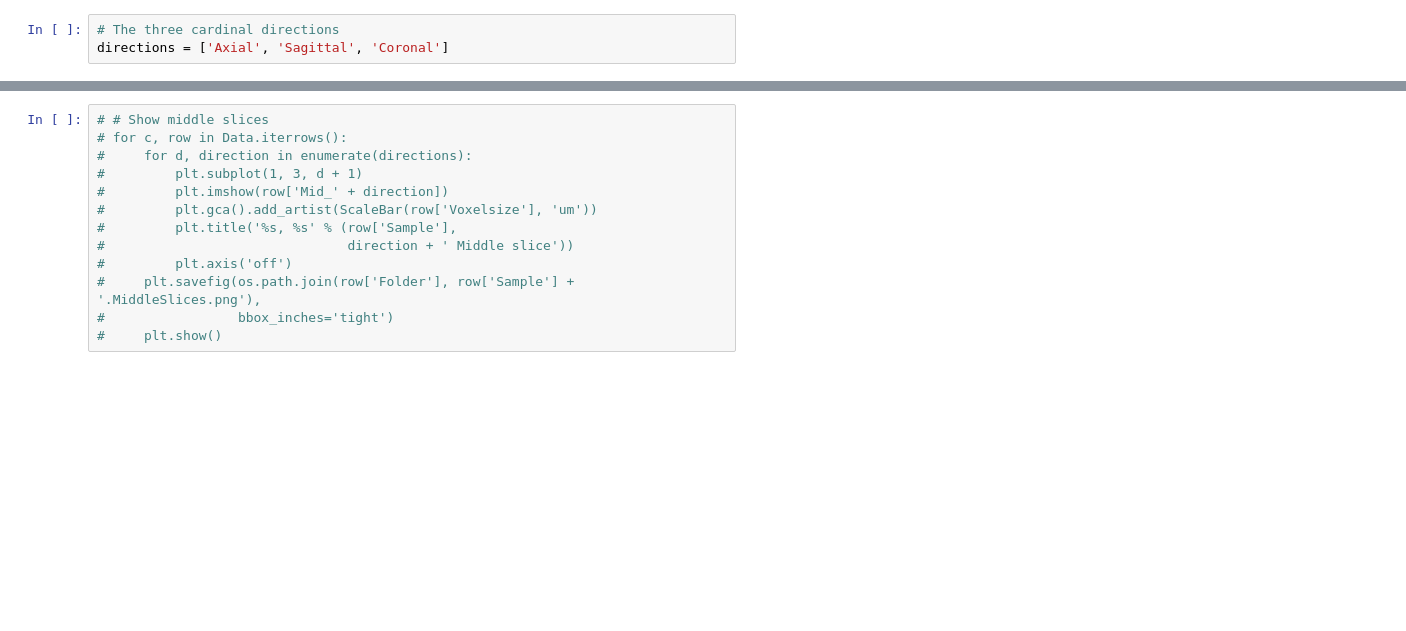
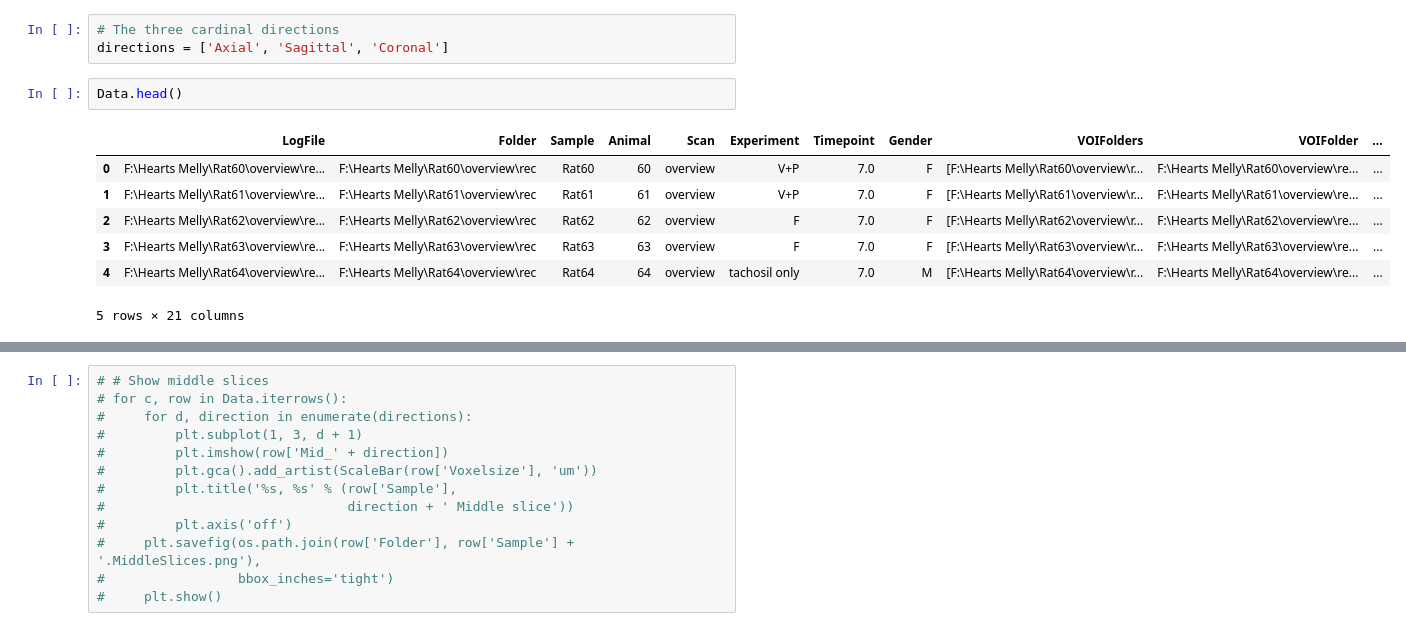
Before and after one commit to habi/heart-neoangiogenesis, a Jupyter notebook: Volume-Patch-Overview-Scans.ipynb, the cells around one changed output, grey strips where cells are left out. Drawn from its saved outputs; the diff is of its cells as text; blank space fills up the shorter version.

```diff
--- a/Volume-Patch-Overview-Scans.ipynb
+++ b/Volume-Patch-Overview-Scans.ipynb
@@ -322,6 +323,16 @@ Data['Size'] = [rec.shape for rec in VOIs]
 # %%
 # The three cardinal directions
 directions = ['Axial', 'Sagittal', 'Coronal']
+# %%
+Data.head()
+# %% [output]
+|  | LogFile | Folder | Sample | Animal | Scan | Experiment | Timepoint | Gender | VOIFolders | VOIFolder | ... |
+| 0 | F:\Hearts Melly\Rat60\overview\re... | F:\Hearts Melly\Rat60\overview\rec | Rat60 | 60 | overview | V+P | 7.0 | F | [F:\Hearts Melly\Rat60\overview\r... | F:\Hearts Melly\Rat60\overview\re... | ... |
+| 1 | F:\Hearts Melly\Rat61\overview\re... | F:\Hearts Melly\Rat61\overview\rec | Rat61 | 61 | overview | V+P | 7.0 | F | [F:\Hearts Melly\Rat61\overview\r... | F:\Hearts Melly\Rat61\overview\re... | ... |
+| 2 | F:\Hearts Melly\Rat62\overview\re... | F:\Hearts Melly\Rat62\overview\rec | Rat62 | 62 | overview | F | 7.0 | F | [F:\Hearts Melly\Rat62\overview\r... | F:\Hearts Melly\Rat62\overview\re... | ... |
+| 3 | F:\Hearts Melly\Rat63\overview\re... | F:\Hearts Melly\Rat63\overview\rec | Rat63 | 63 | overview | F | 7.0 | F | [F:\Hearts Melly\Rat63\overview\r... | F:\Hearts Melly\Rat63\overview\re... | ... |
+| 4 | F:\Hearts Melly\Rat64\overview\re... | F:\Hearts Melly\Rat64\overview\rec | Rat64 | 64 | overview | tachosil only | 7.0 | M | [F:\Hearts Melly\Rat64\overview\r... | F:\Hearts Melly\Rat64\overview\re... | ... |
+5 rows × 21 columns
 # %%
 # Read or calculate the middle slices, put them into the dataframe and save them to disk
 for d, direction in enumerate(directions):
```
Also changed, not shown: parts of 8 cells of this notebook.
